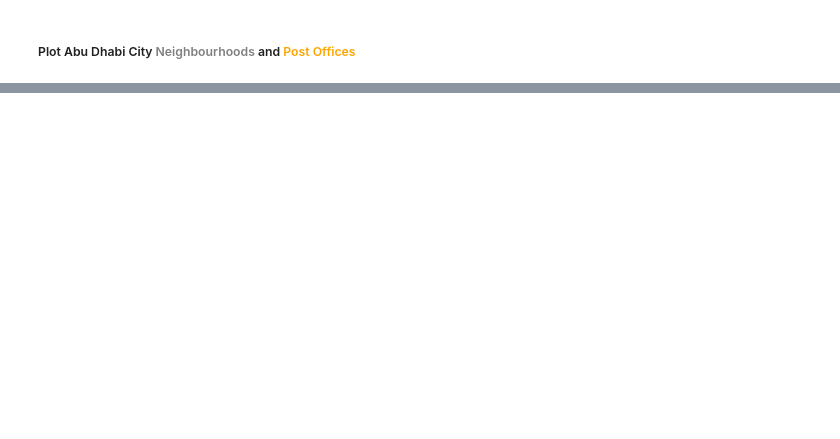
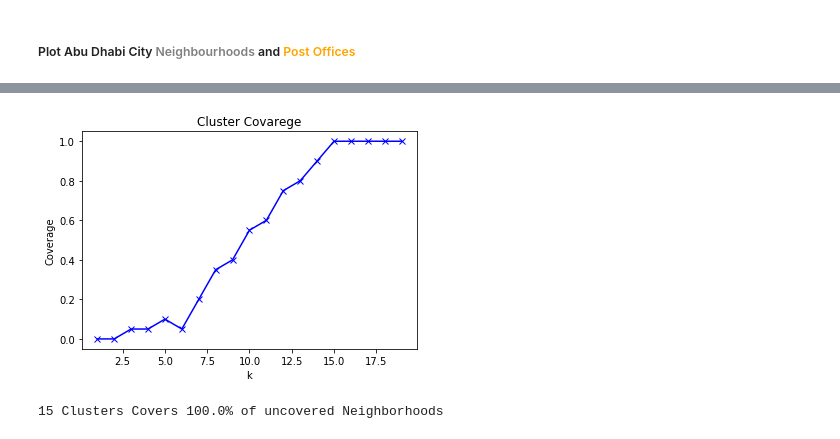
Before and after one commit to ZssAsh/Coursera_Capstone, a Jupyter notebook: DataScienceCapstoneProject.ipynb, the cells around one changed output, grey strips where cells are left out. Drawn from its saved outputs; the diff is of its cells as text; code cells hidden in the pictures; blank space fills up the shorter version.

```diff
--- a/DataScienceCapstoneProject.ipynb
+++ b/DataScienceCapstoneProject.ipynb
@@ -535,0 +714,19 @@ df_ADNeighbourhoods.loc[df_ADNeighbourhoods['ClusterLabels'] == 0, df_ADNeighbou
+# %%
+def Effecancy(dfClust,kmObj):
+    df = pd.DataFrame(columns=["Cluster", "TotalNeighborhoods", "TotalCovered"])
+    df = df.astype({"Cluster": int, "TotalNeighborhoods": int, "TotalCovered": int})
+
+    for i in range(len(kmObj.cluster_centers_)):
+        p1 = [kmObj.cluster_centers_[i][0],kmObj.cluster_centers_[i][1]]
+        subDF = pd.DataFrame(dfClust[dfClust['ClusterLabels']==i])
+
+        TotalNeighborhoods = subDF.shape[0]
+
+        TotalCovered=0
+        for index, row in subDF.iterrows():
+            p2 = (row["lat"], row["lng"])
+            if geopy.distance.geodesic(p1, p2).m <=__CoverageRadius:
+                TotalCovered = TotalCovered + 1
+        df = df.append({'Cluster' : i , 'TotalNeighborhoods' : TotalNeighborhoods, 'TotalCovered' : TotalCovered}, ignore_index=True)
+#     df = df.append(df.sum(numeric_only=True), ignore_index=True)
+    return df
@@ -535,0 +779,20 @@ df_ADNeighbourhoods.loc[df_ADNeighbourhoods['ClusterLabels'] == 0, df_ADNeighbou
+# %%
+ClusterCoverage = []
+kk = range(1,20)
+for k in kk:
+    df_Test, KMtest = TestClusters(k)
+    df_e = Effecancy(df_Test,KMtest)
+    TotalCoverage = df_e.loc[:,'TotalCovered'].sum(axis = 0) / df_e.loc[:,'TotalNeighborhoods'].sum(axis = 0)
+    ClusterCoverage.append(TotalCoverage)
+plt.plot(kk, ClusterCoverage, 'bx-')
+plt.xlabel('k')
+plt.ylabel('Coverage')
+plt.title('Cluster Covarege')
+plt.show()
+# %% [output]
+[figure, added]
+# %%
+cav = ClusterCoverage(15)
+print("{} Clusters Covers {}% of uncovered Neighborhoods".format(clusters,cav))
+# %% [output]
+15 Clusters Covers 100.0% of uncovered Neighborhoods
```
Also changed, not shown: parts of 44 cells of this notebook, 1 other file.
